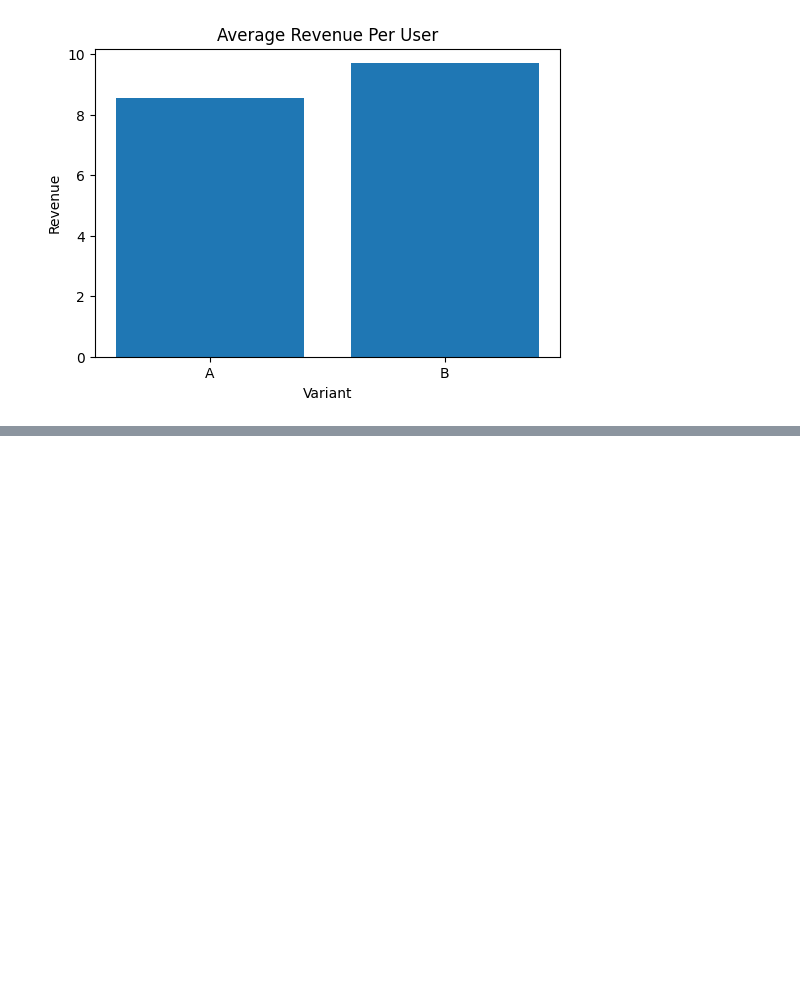
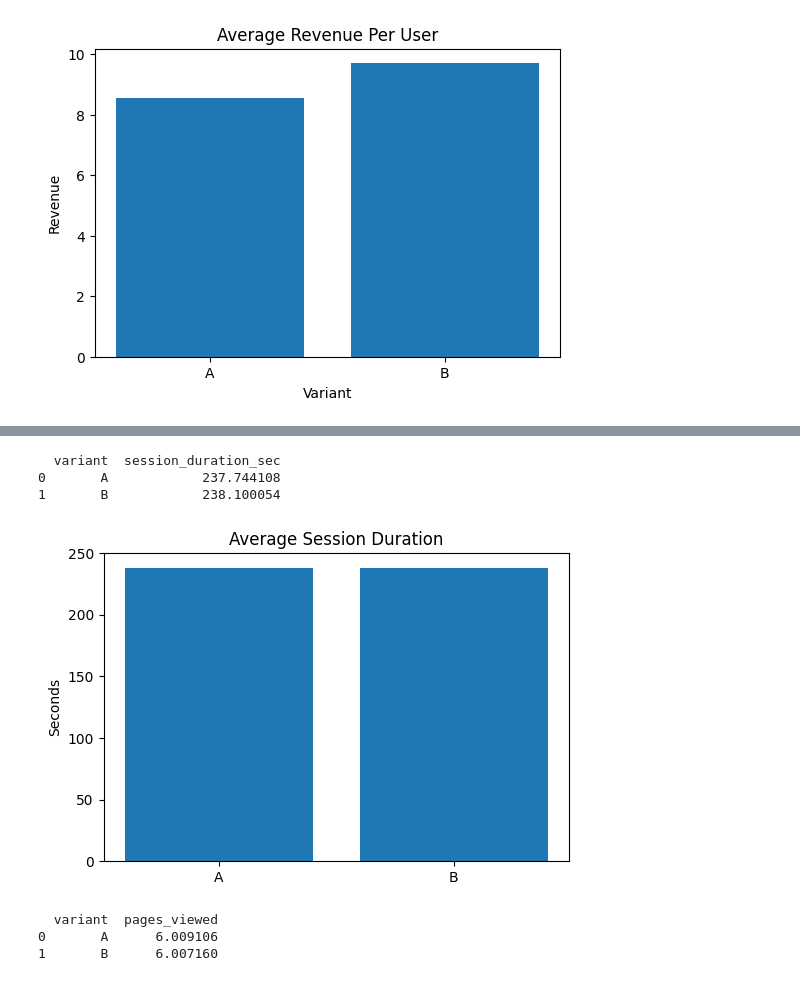
Before and after one commit to projit-1/AB_Testing_Product_Data, a Jupyter notebook: AB_Testing_Product_Data.ipynb, the cells around one changed output, grey strips where cells are left out. Saved outputs shown, nothing was run; the diff lists cells and outputs as text; code cells hidden in the pictures; blank space fills up the shorter version.

```diff
--- a/AB_Testing_Product_Data.ipynb
+++ b/AB_Testing_Product_Data.ipynb
@@ -165,0 +296,2 @@ plt.show()
+# %%
+df["timestamp"] = pd.to_datetime(df["timestamp"])
@@ -165,0 +322,42 @@ plt.show()
+# %%
+## What is the average session duration for each variant?
+
+session = (
+    df.groupby("variant")["session_duration_sec"]
+      .mean()
+      .reset_index()
+)
+
+print(session)
+# %% [output]
+  variant  session_duration_sec
+0       A            237.744108
+1       B            238.100054
+# %%
+plt.figure(figsize=(6,4))
+
+plt.bar(
+    session["variant"],
+    session["session_duration_sec"]
+)
+
+plt.title("Average Session Duration")
+plt.ylabel("Seconds")
+
+plt.show()
+# %% [output]
+[figure, added]
+# %%
+## How many pages does each variant view on average?
+
+pages = (
+    df.groupby("variant")["pages_viewed"]
+      .mean()
+      .reset_index()
+)
+
+print(pages)
+# %% [output]
+  variant  pages_viewed
+0       A      6.009106
+1       B      6.007160
```
Also changed, not shown: parts of 17 cells of this notebook.
